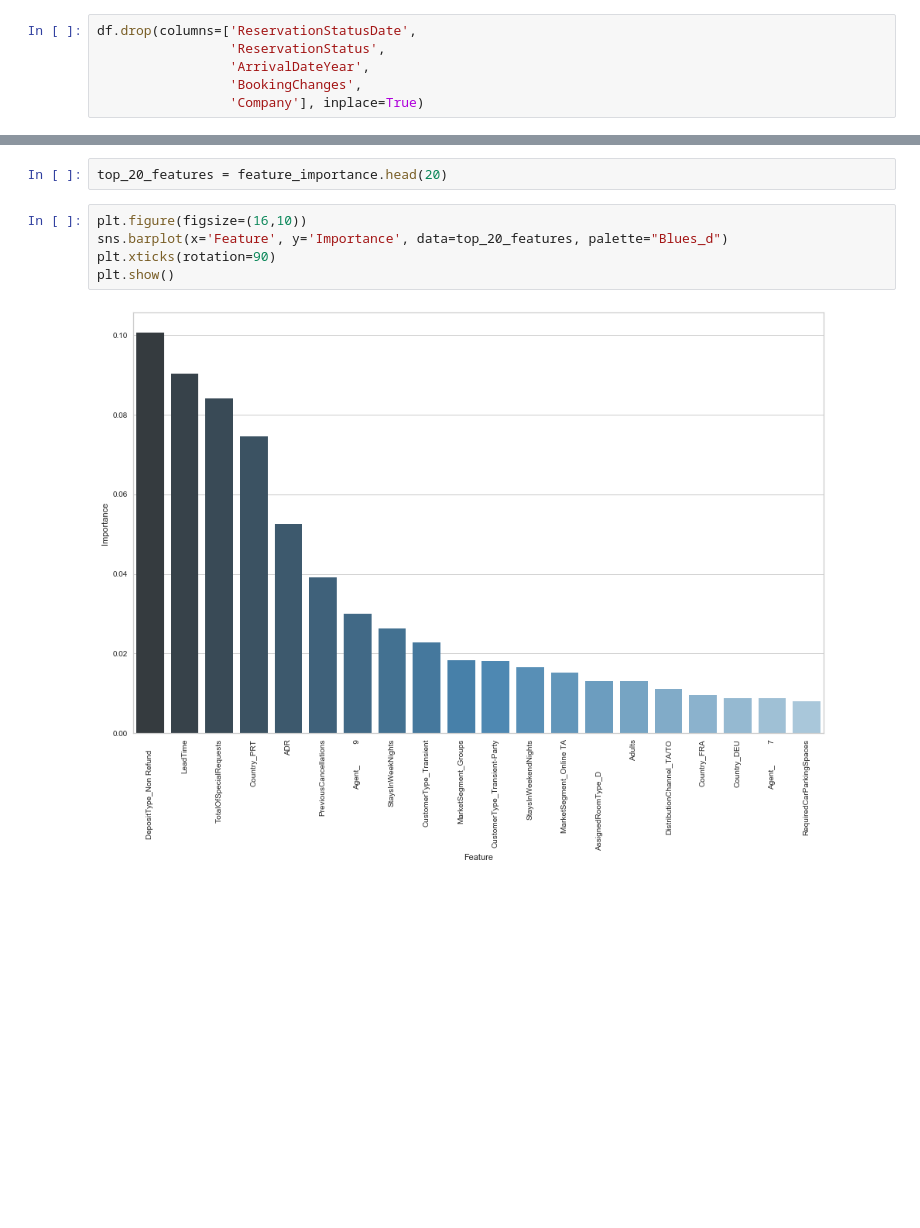
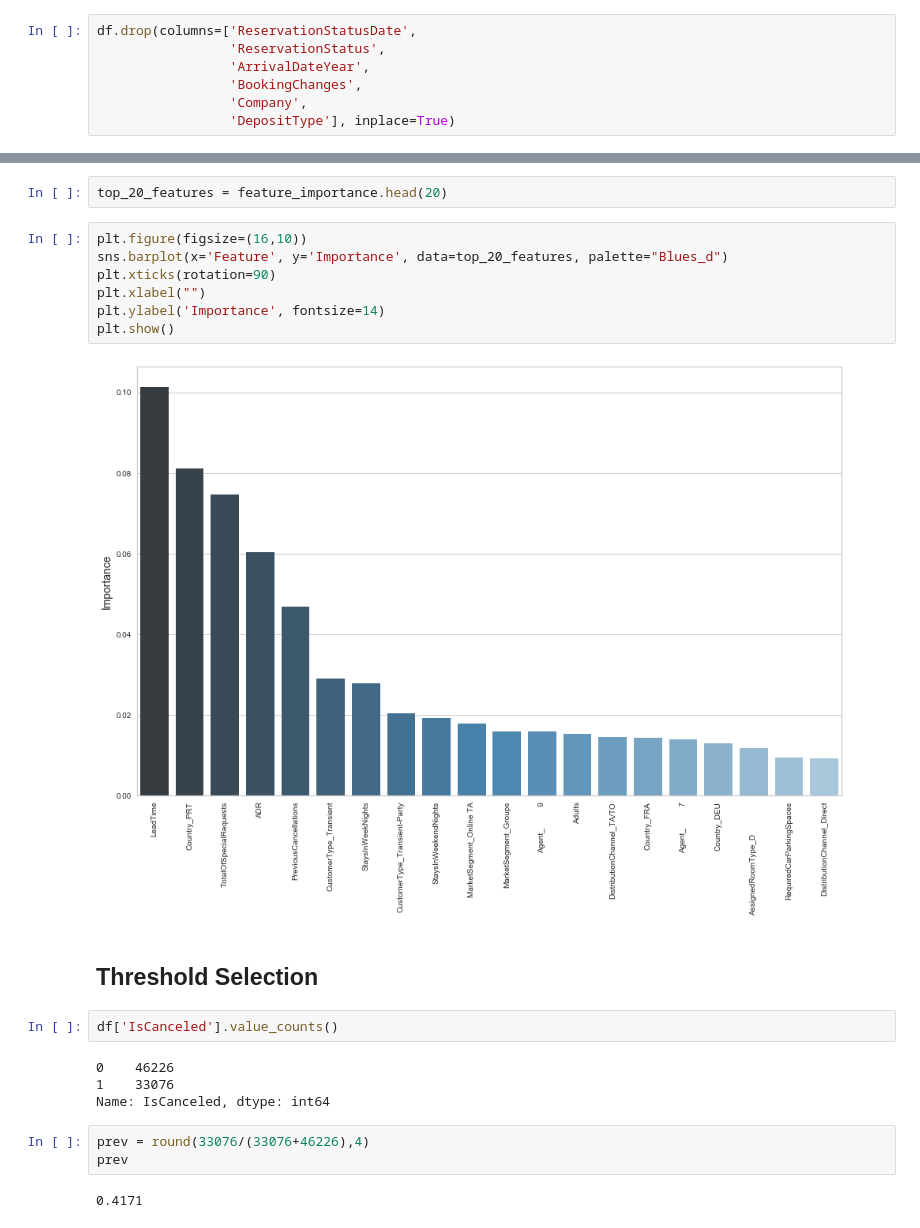
Before and after one commit to ravimalde/hotel_cancellation_analysis, a Jupyter notebook: RM_index_6.ipynb, the cells around one changed output, grey strips where cells are left out. Cells and saved outputs as stored; diff of their text form; blank space fills up the shorter version.

```diff
--- a/RM_index_6.ipynb
+++ b/RM_index_6.ipynb
@@ -74,7 +74,8 @@ df.drop(columns=['ReservationStatusDate',
                  'ReservationStatus',
                  'ArrivalDateYear',
                  'BookingChanges',
-                 'Company'], inplace=True)
+                 'Company',
+                 'DepositType'], inplace=True)
 # %%
 y = df[['IsCanceled']]
 X = df.drop(columns=['IsCanceled'])
@@ -748,7 +754,22 @@ top_20_features = feature_importance.head(20)
 # %%
 plt.figure(figsize=(16,10))
 sns.barplot(x='Feature', y='Importance', data=top_20_features, palette="Blues_d")
 plt.xticks(rotation=90)
+plt.xlabel("")
+plt.ylabel('Importance', fontsize=14)
 plt.show()
 # %% [output]
-[figure, old version]
+[figure, new version]
+# %% [markdown]
+## Threshold Selection
+# %%
+df['IsCanceled'].value_counts()
+# %% [output]
+0    46226
+1    33076
+Name: IsCanceled, dtype: int64
+# %%
+prev = round(33076/(33076+46226),4)
+prev
+# %% [output]
+0.4171
```
Also changed, not shown: parts of 54 cells of this notebook.
